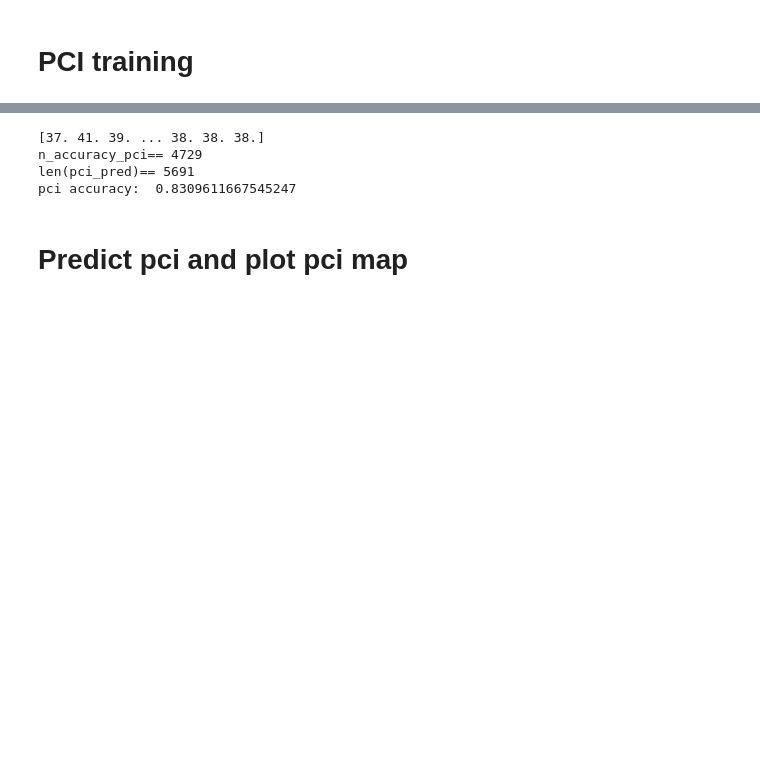
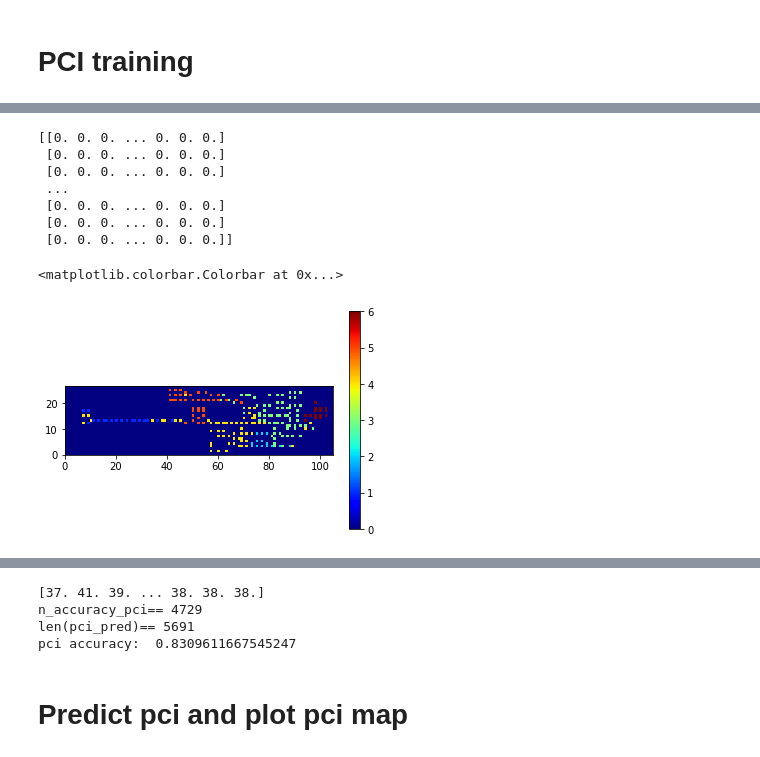
Before and after one commit to KJtiming/RadioMap, a Jupyter notebook: data_zone.ipynb, the cells around one changed output, grey strips where cells are left out. Saved outputs shown, nothing was run; the diff lists cells and outputs as text; code cells hidden in the pictures; blank space fills up the shorter version.

```diff
--- a/data_zone.ipynb
+++ b/data_zone.ipynb
@@ -158,6 +156,7 @@ PCI training
 # %%
 #df = pci_result_zone_pd['x']-train_part_test_pd['x']
 df = train_part_test_pd.append(pci_result_zone_pd)
+print("len(df)==",len(df))
 #df = train_part_test_pd.loc[train_part_test_pd['x'].isin(pci_result_zone_pd['x']) & train_part_test_pd['y'].isin(pci_result_zone_pd['y'])]
 #df1 = pci_result_zone_pd.loc[pci_result_zone_pd['x'].isin(train_part_test_pd['x']) & pci_result_zone_pd['y'].isin(train_part_test_pd['y'])]
 #df = train_part_test_pd.loc[(train_part_test_pd['x'] != pci_result_zone_pd['x']) & (train_part_test_pd['y'] != pci_result_zone_pd['y'])]
@@ -167,6 +166,15 @@ print("len(df)==",len(df))
 df.to_csv('zone_compare.csv')
 df = pd.read_csv('zone_compare.csv')
 print("df",df.tail())
-df = df.drop_duplicates(subset=['x', 'y'], keep='last', inplace=False)
+df = df.drop_duplicates(subset=['x', 'y'], keep='first', inplace=False)
+print(df)
+df = df.drop(['Unnamed: 0'],axis=1)
+df.to_csv('zone_compare1_nosort.csv')
+print(len(df))
+df = df.sort_values(by=['y','x'])
 df.to_csv('zone_compare1.csv')
+print("len(df)==",len(df))
+
+data = np.genfromtxt('zone_compare1_np.csv', delimiter=',')
+print(data)
 # %% [output]
@@ -184,3 +202,24 @@ To accept the future behavior, pass 'sort=True'.
 To retain the current behavior and silence the warning, pass sort=False
 
   sort=sort)
+# %%
+map_size = [105, 27]
+x_resolution = map_size[0]
+y_resolution = map_size[1]
+data_plot = (data[:,3]).reshape(27, 105)
+img = plt.imread("./pic/51_5F-3.png")
+print(data_plot)
+
+plt.imshow(img, zorder=0, extent=[0, map_size[0], 0, map_size[1]])
+heatmap_rsrp = plt.pcolor(data_plot,cmap='jet',alpha=1)
+plt.colorbar()
+# %% [output]
+[[0. 0. 0. ... 0. 0. 0.]
+ [0. 0. 0. ... 0. 0. 0.]
+ [0. 0. 0. ... 0. 0. 0.]
+ ...
+ [0. 0. 0. ... 0. 0. 0.]
+ [0. 0. 0. ... 0. 0. 0.]
+ [0. 0. 0. ... 0. 0. 0.]]
+<matplotlib.colorbar.Colorbar at 0x...>
+[figure, added]
```
Also changed, not shown: parts of 12 cells of this notebook, 15 other files.
